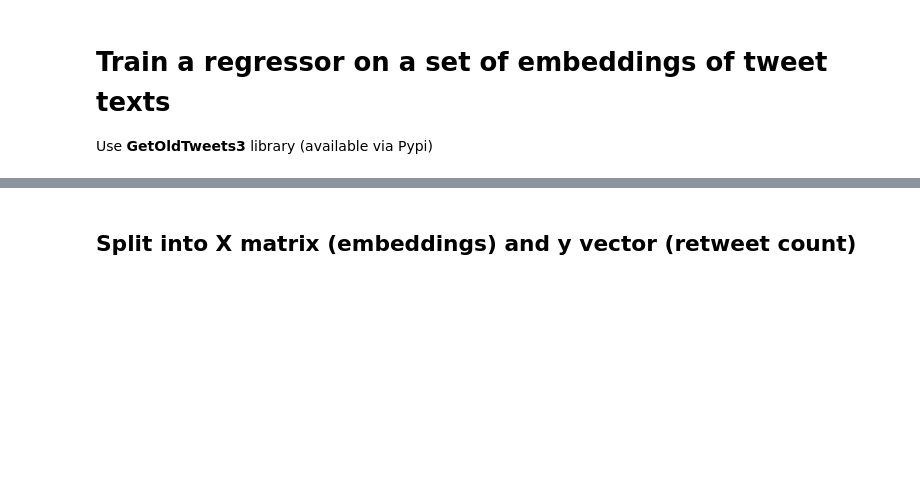
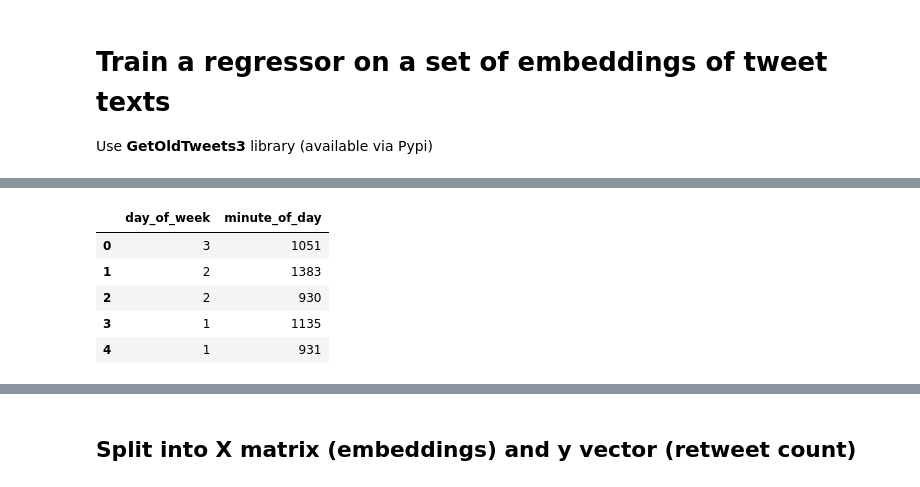
Before and after one commit to some-labs-24/data-science, a Jupyter notebook: test_embeddings_regressor.ipynb, the cells around one changed output, grey strips where cells are left out. Cells and saved outputs as stored; diff of their text form; code cells hidden in the pictures; blank space fills up the shorter version.

```diff
--- a/test_embeddings_regressor.ipynb
+++ b/test_embeddings_regressor.ipynb
@@ -70,3 +81,26 @@ df.head()
+# %%
+def join_dicts(twt):
+    return {**tweet_to_dict(twt), **munge_date(twt.date)}
+
+recs = list(map(join_dicts, retrieved_tweets))
+
+# index_col_name = 'id'
+
+useless_columns = ['id', 'favorites', 'hashtags', 'mentions', 'replies', 'retweets', 'text',
+       'to', 'urls', 'year', 'month', 'day', 'date', 'formatted_date', 'permalink', 'username', 'hour', 'minute', 'geo']
+
+times_df = pd.DataFrame.from_records(recs,  exclude=useless_columns)
+
+# times_df = pd.DataFrame.from_records(recs, index=index_col_name, exclude=useless_columns)
+
+times_df.head()
+# %% [output]
+|  | day_of_week | minute_of_day |
+| 0 | 3 | 1051 |
+| 1 | 2 | 1383 |
+| 2 | 2 | 930 |
+| 3 | 1 | 1135 |
+| 4 | 1 | 931 |
 # %%
 # we only need the texts for making embeddings
 test_texts = [tweet.text for tweet in retrieved_tweets]
```
Also changed, not shown: parts of 17 cells of this notebook.
